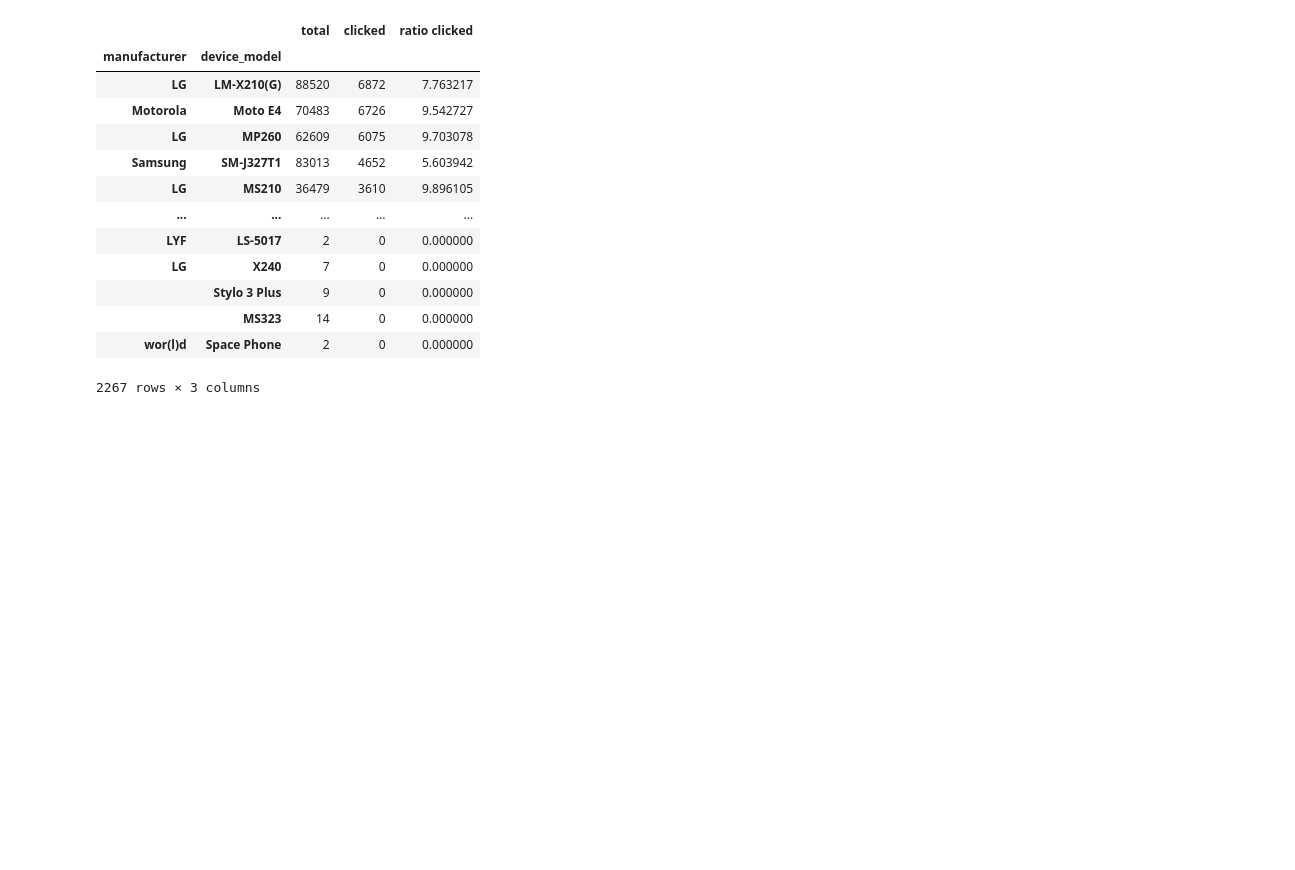
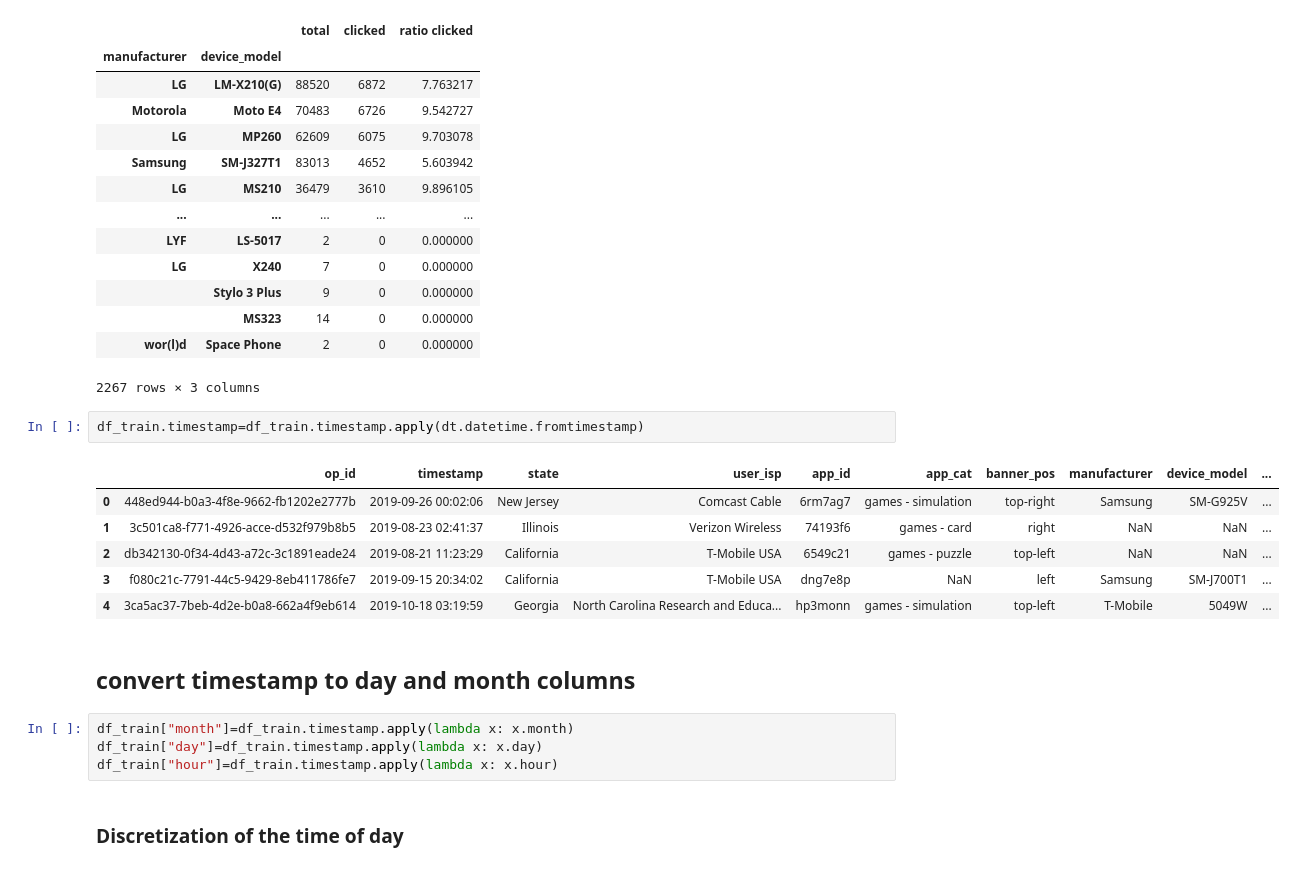
Before and after one commit to liorkaspa/IntroDS, a Jupyter notebook: CourseProject.ipynb, the cells around one changed output. Cells and saved outputs as stored; diff of their text form; blank space fills up the shorter version.

```diff
--- a/CourseProject.ipynb
+++ b/CourseProject.ipynb
@@ -186,3 +192,20 @@ table
 |  | MS323 | 14 | 0 | 0.000000 |
 | wor(l)d | Space Phone | 2 | 0 | 0.000000 |
 2267 rows × 3 columns
+# %%
+df_train.timestamp=df_train.timestamp.apply(dt.datetime.fromtimestamp)
+# %% [output]
+|  | op_id | timestamp | state | user_isp | app_id | app_cat | banner_pos | manufacturer | device_model | ... |
+| 0 | 448ed944-b0a3-4f8e-9662-fb1202e2777b | 2019-09-26 00:02:06 | New Jersey | Comcast Cable | 6rm7ag7 | games - simulation | top-right | Samsung | SM-G925V | ... |
+| 1 | 3c501ca8-f771-4926-acce-d532f979b8b5 | 2019-08-23 02:41:37 | Illinois | Verizon Wireless | 74193f6 | games - card | right | NaN | NaN | ... |
+| 2 | db342130-0f34-4d43-a72c-3c1891eade24 | 2019-08-21 11:23:29 | California | T-Mobile USA | 6549c21 | games - puzzle | top-left | NaN | NaN | ... |
+| 3 | f080c21c-7791-44c5-9429-8eb411786fe7 | 2019-09-15 20:34:02 | California | T-Mobile USA | dng7e8p | NaN | left | Samsung | SM-J700T1 | ... |
+| 4 | 3ca5ac37-7beb-4d2e-b0a8-662a4f9eb614 | 2019-10-18 03:19:59 | Georgia | North Carolina Research and Educa... | hp3monn | games - simulation | top-left | T-Mobile | 5049W | ... |
+# %% [markdown]
+## convert timestamp to day and month columns
+# %%
+df_train["month"]=df_train.timestamp.apply(lambda x: x.month)
+df_train["day"]=df_train.timestamp.apply(lambda x: x.day)
+df_train["hour"]=df_train.timestamp.apply(lambda x: x.hour)
+# %% [markdown]
+### Discretization of the time of day
```
Also changed, not shown: parts of 16 cells of this notebook.
